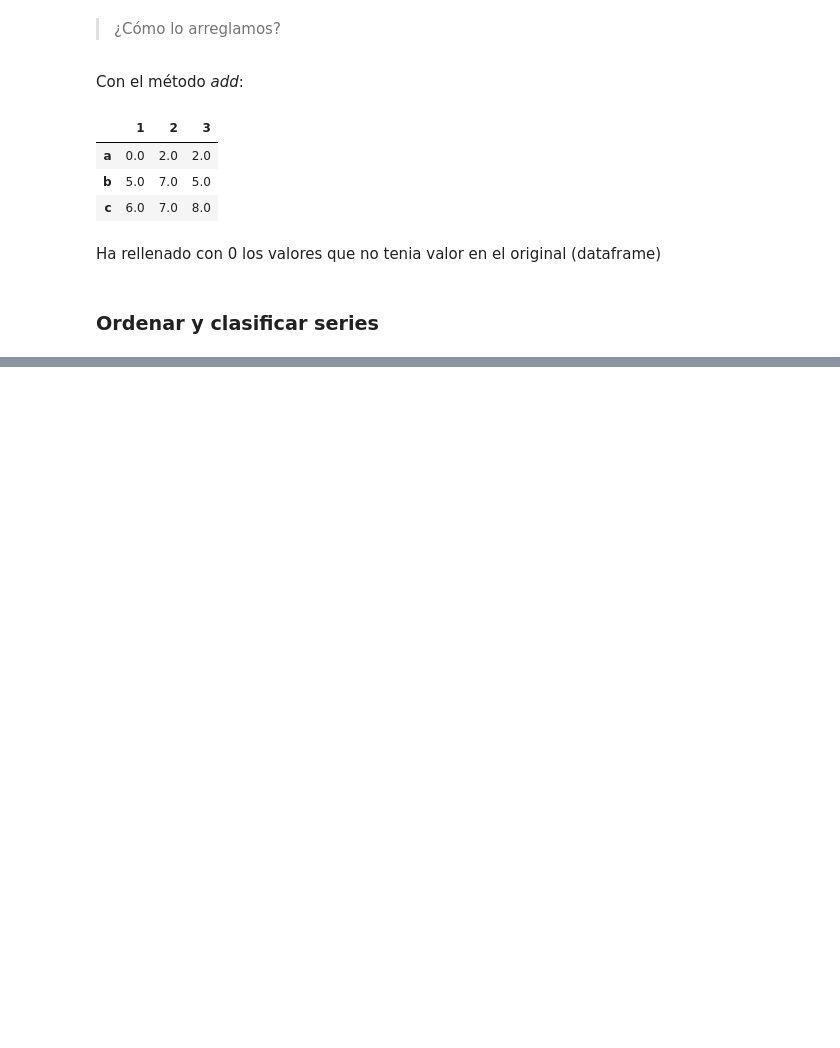
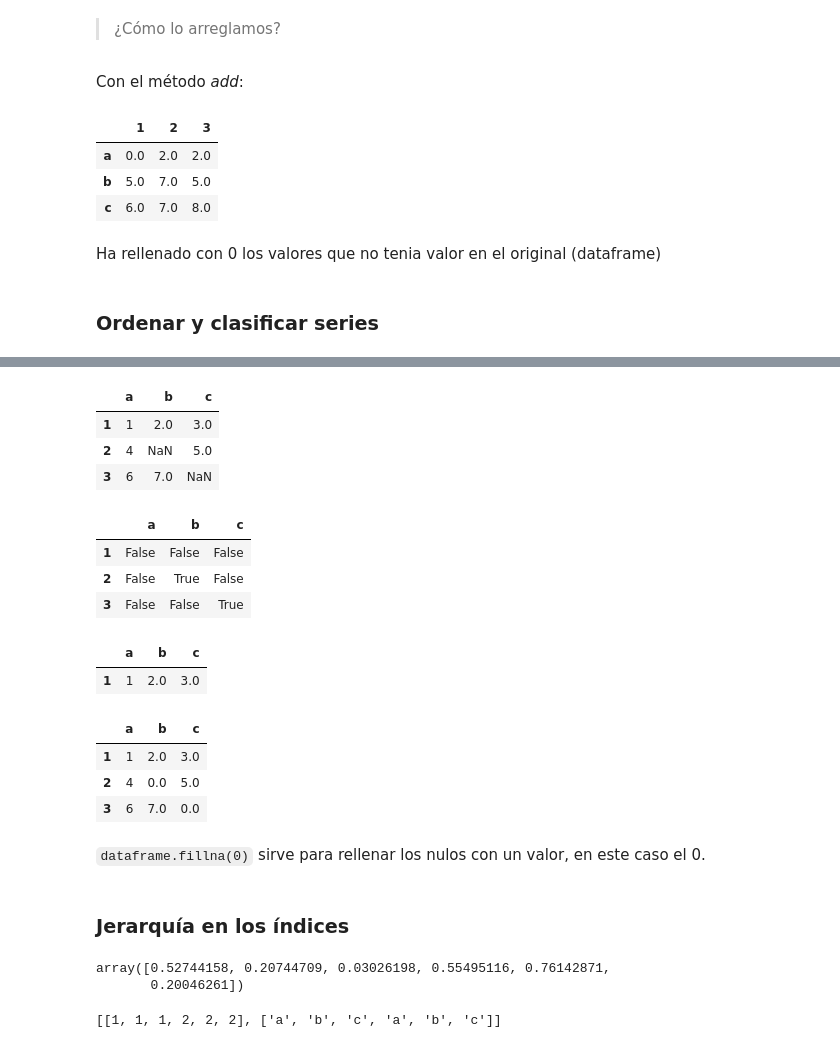
Before and after one commit to e5pe/PythonPath, a Jupyter notebook: python3aprendeDesde0/20_Modulo_pandas/Modulo_pandas.ipynb, the cells around one changed output, grey strips where cells are left out. Drawn from its saved outputs; the diff is of its cells as text; code cells hidden in the pictures; blank space fills up the shorter version.

```diff
--- a/python3aprendeDesde0/20_Modulo_pandas/Modulo_pandas.ipynb
+++ b/python3aprendeDesde0/20_Modulo_pandas/Modulo_pandas.ipynb
@@ -209,0 +405,43 @@ Ha rellenado con 0 los valores que no tenia valor en el original (dataframe)
+# %%
+dataframe = pd.DataFrame(lista_valores, index=indices, columns=columnas)
+# %%
+dataframe
+# %% [output]
+|  | a | b | c |
+| 1 | 1 | 2.0 | 3.0 |
+| 2 | 4 | NaN | 5.0 |
+| 3 | 6 | 7.0 | NaN |
+# %%
+dataframe.isnull()
+# %% [output]
+|  | a | b | c |
+| 1 | False | False | False |
+| 2 | False | True | False |
+| 3 | False | False | True |
+# %%
+dataframe.dropna()
+# %% [output]
+|  | a | b | c |
+| 1 | 1 | 2.0 | 3.0 |
+# %%
+dataframe.fillna(0)
+# %% [output]
+|  | a | b | c |
+| 1 | 1 | 2.0 | 3.0 |
+| 2 | 4 | 0.0 | 5.0 |
+| 3 | 6 | 7.0 | 0.0 |
+# %% [markdown]
+`dataframe.fillna(0)` sirve para rellenar los nulos con un valor, en este caso el 0.
+# %% [markdown]
+### Jerarquía en los índices
+# %%
+lista_valores = np.random.rand(6)
+lista_valores
+# %% [output]
+array([0.52744158, 0.20744709, 0.03026198, 0.55495116, 0.76142871,
+       0.20046261])
+# %%
+indices = [[1,1,1,2,2,2],['a','b','c','a','b','c']]
+indices
+# %% [output]
+[[1, 1, 1, 2, 2, 2], ['a', 'b', 'c', 'a', 'b', 'c']]
```
Also changed, not shown: parts of 50 cells of this notebook, 3 other files.
